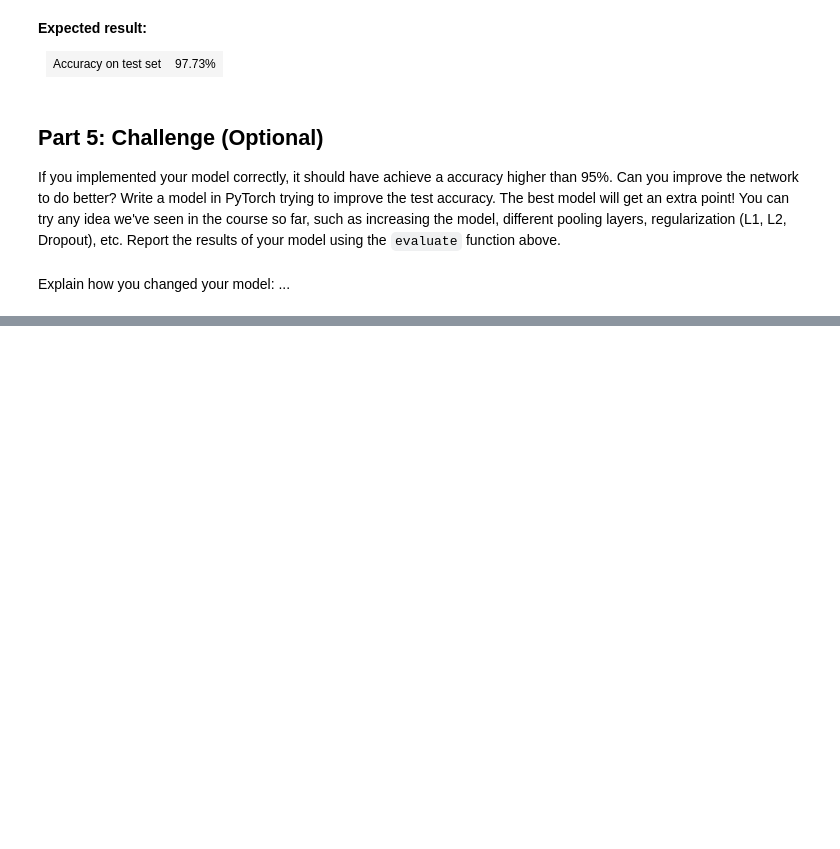
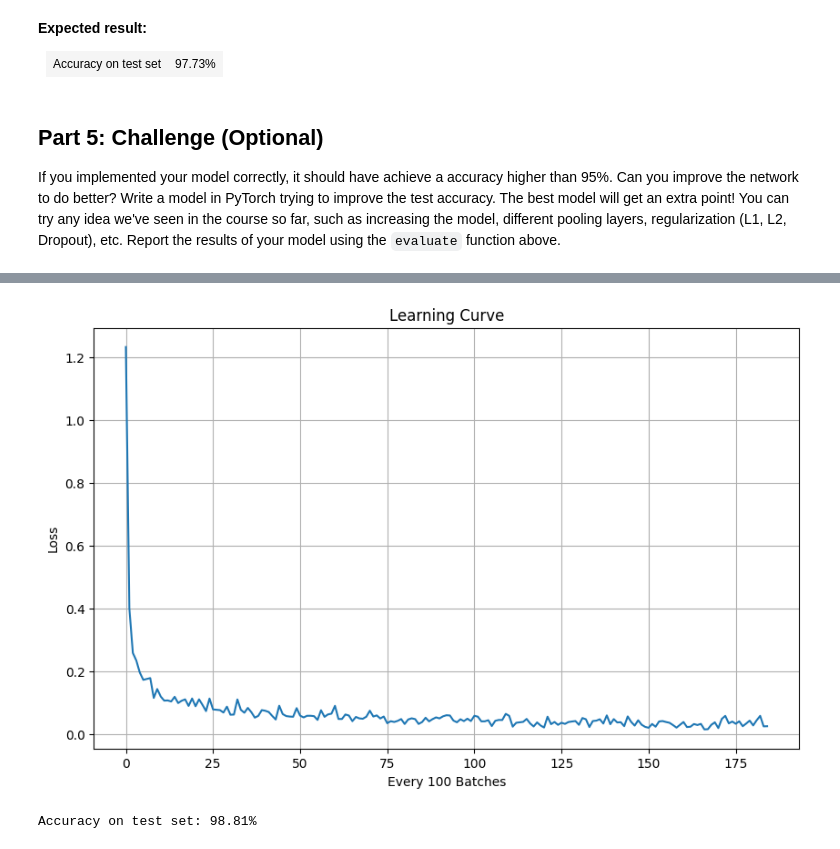
Before and after one commit to gabridulol/nn-and-dl, a Jupyter notebook: pa3_cnn.ipynb, the cells around one changed output, grey strips where cells are left out. Saved outputs shown, nothing was run; the diff lists cells and outputs as text; code cells hidden in the pictures; blank space fills up the shorter version.

```diff
--- a/pa3_cnn.ipynb
+++ b/pa3_cnn.ipynb
@@ -476,32 +478,31 @@ class CustomMaxPool2d(torch.nn.Module):
 
         batch_size, in_channels, in_height, in_width = x.shape
 
-        # Apply padding to the input tensor if necessary
+        # Apply padding to the input tensor
         if self.padding > 0:
             x = torch.nn.functional.pad(
                 x,
                 (self.padding, self.padding, self.padding, self.padding),
-                mode='constant', # 'constant' padding
-                value=float('-inf') # Use -inf so that padded values do not affect max pooling
+                mode='constant',
+                value=float('-inf')
             )
 
-        # Extract patches using unfold
-        x_unfold = torch.nn.functional.unfold(
+        # Perform max pooling operation using unfold
+        x_unfolded = torch.nn.functional.unfold(
             x, kernel_size=self.kernel_size, stride=self.stride
-        )  # Shape: (batch_size, in_channels * kernel_size^2, L)
+        )  # Shape: (batch_size, in_channels * kernel_size * kernel_size, L)
 
-        # Reshape to (batch_size, in_channels, kernel_size^2, L)
-        x_unfold = x_unfold.view(batch_size, in_channels, self.kernel_size * self.kernel_size, -1)
+        # Reshape to (batch_size, in_channels, kernel_size * kernel_size, L)
+        x_unfolded = x_unfolded.view(batch_size, in_channels, self.kernel_size * self.kernel_size, -1)
 
-        # Take the maximum across each patch
-        out, _ = torch.max(x_unfold, dim=2)  # Shape: (batch_size, in_channels, L)
+        # Take the maximum value over each patch
+        out_unfolded, _ = torch.max(x_unfolded, dim=2)  # Shape: (batch_size, in_channels, L)
 
-        # Compute output spatial dimensions
+        # Calculate output dimensions
         out_height = (in_height + 2 * self.padding - self.kernel_size) // self.stride + 1
         out_width = (in_width + 2 * self.padding - self.kernel_size) // self.stride + 1
 
-        # Reshape back to image format
-        out = out.view(batch_size, in_channels, out_height, out_width)
+        out = out_unfolded.view(batch_size, in_channels, out_height, out_width) # Reshape to (batch_size, in_channels, out_height, out_width)
 
         return out
 # %%
@@ -813,2 +805,0 @@ class OptionalModel(torch.nn.Module):
-# %% [markdown]
-Explain how you changed your model: ...
@@ -814,0 +856,21 @@ Explain how you changed your model: ...
+# %%
+# Set random seed
+torch.manual_seed(42)
+
+# Instantiate and train the model
+model = OptionalModel()
+losses = train(model, train_loader, epochs=5)
+
+# Plot learning curve
+plt.figure(figsize=(10, 6))
+plt.plot(losses)
+plt.title("Learning Curve")
+plt.xlabel("Every 100 Batches")
+plt.ylabel("Loss")
+plt.grid(True)
+plt.show()
+
+# Evaluate the model
+accuracy = evaluate(model, test_loader)
+print(f'Accuracy on test set: {accuracy * 100 :.2f}%')
+# %% [output]
@@ -814,0 +894,2 @@ Explain how you changed your model: ...
+[figure, added]
+Accuracy on test set: 98.81%
```
Also changed, not shown: parts of 9 cells of this notebook.
